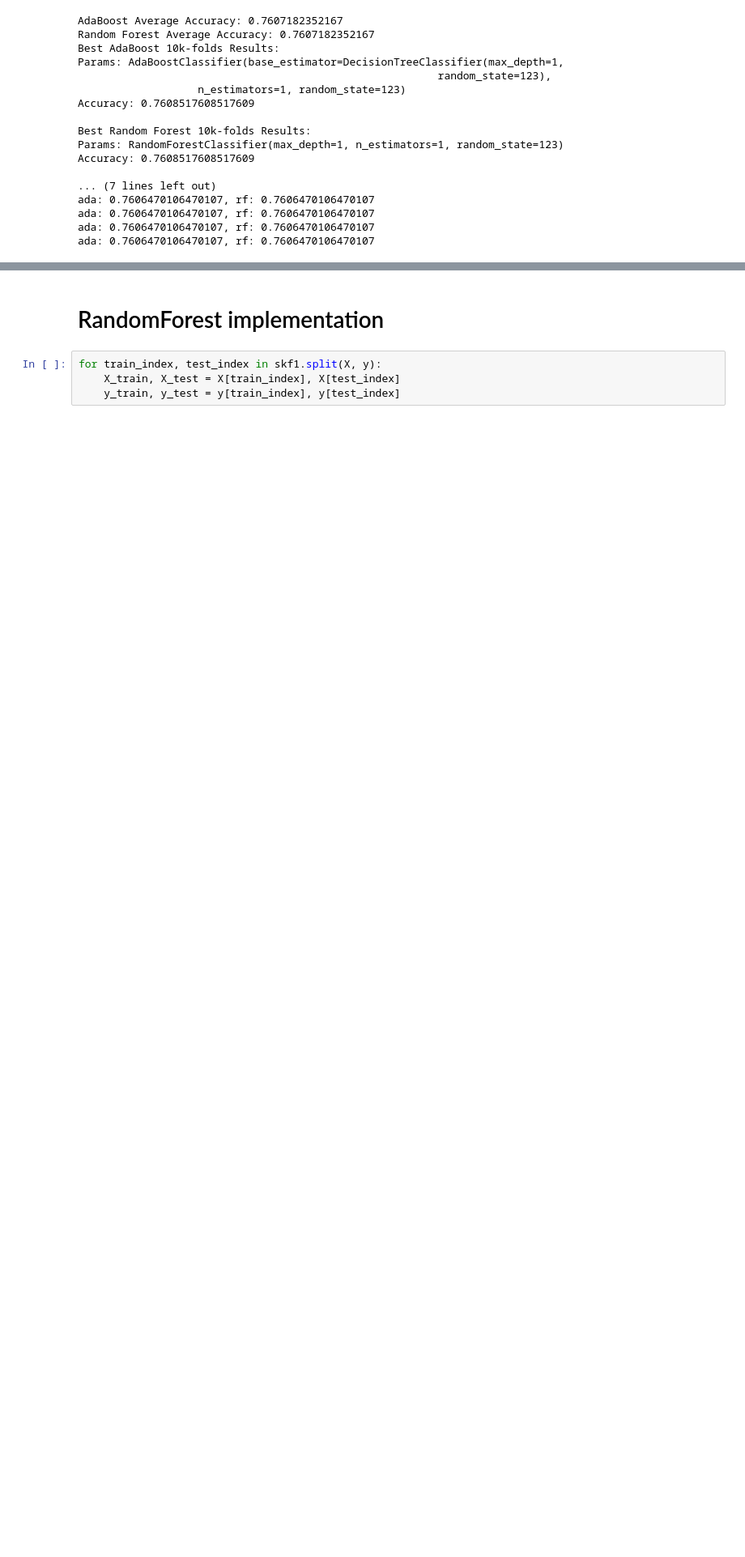
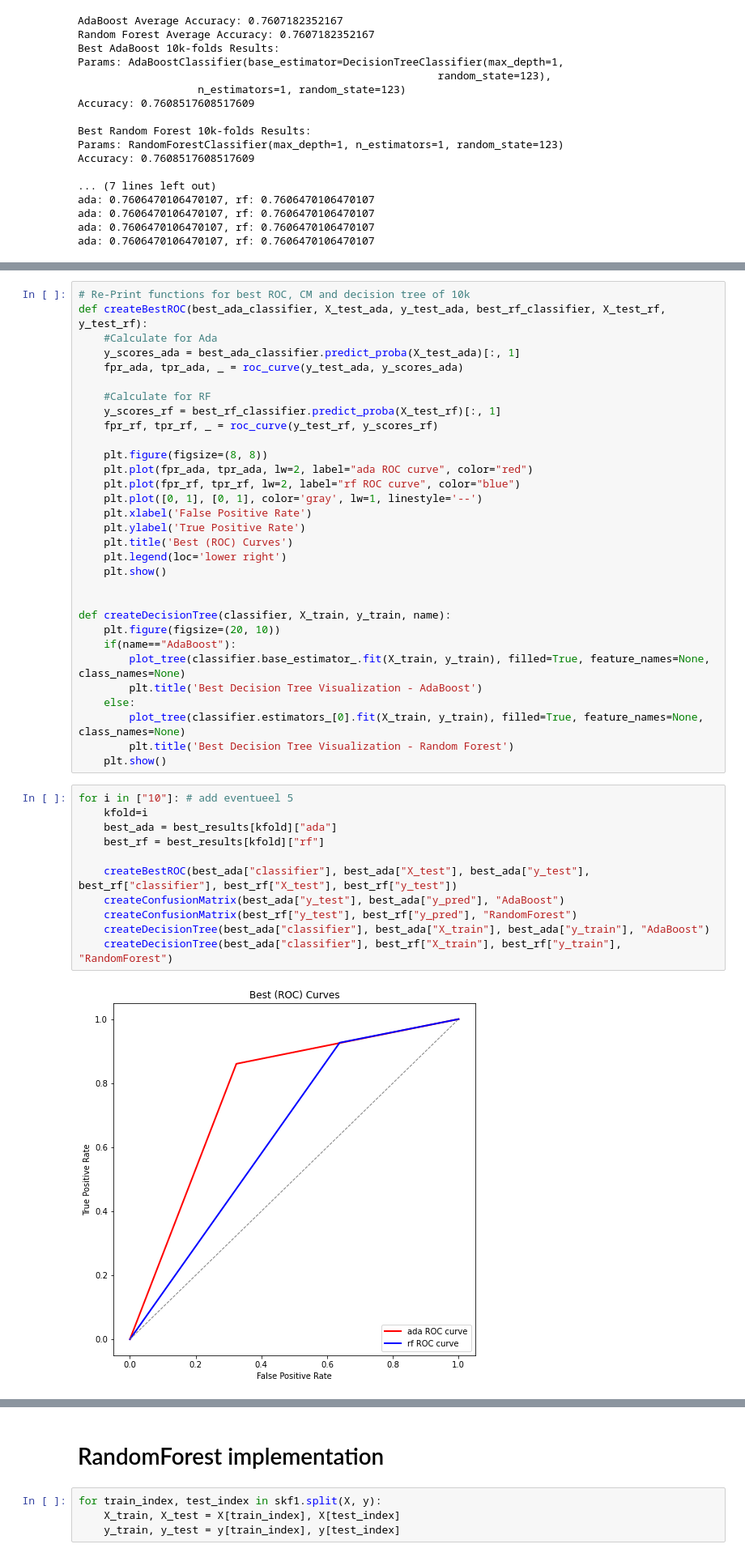
Before and after one commit to ThomasAlberts/Data-Mining-Project, a Jupyter notebook: Project.ipynb, the cells around one changed output, grey strips where cells are left out. Shown at 81% size. Drawn from its saved outputs; the diff is of its cells as text; blank space fills up the shorter version.

```diff
--- a/Project.ipynb
+++ b/Project.ipynb
@@ -500,0 +434,44 @@ for i, item in enumerate(ada_sorted):
+# %%
+# Re-Print functions for best ROC, CM and decision tree of 10k
+def createBestROC(best_ada_classifier, X_test_ada, y_test_ada, best_rf_classifier, X_test_rf, y_test_rf):
+    #Calculate for Ada
+    y_scores_ada = best_ada_classifier.predict_proba(X_test_ada)[:, 1]
+    fpr_ada, tpr_ada, _ = roc_curve(y_test_ada, y_scores_ada)
+
+    #Calculate for RF
+    y_scores_rf = best_rf_classifier.predict_proba(X_test_rf)[:, 1]
+    fpr_rf, tpr_rf, _ = roc_curve(y_test_rf, y_scores_rf)
+
+    plt.figure(figsize=(8, 8))
+    plt.plot(fpr_ada, tpr_ada, lw=2, label="ada ROC curve", color="red")
+    plt.plot(fpr_rf, tpr_rf, lw=2, label="rf ROC curve", color="blue")
+    plt.plot([0, 1], [0, 1], color='gray', lw=1, linestyle='--')
+    plt.xlabel('False Positive Rate')
+    plt.ylabel('True Positive Rate')
+    plt.title('Best (ROC) Curves')
+    plt.legend(loc='lower right')
+    plt.show()
+
+
+def createDecisionTree(classifier, X_train, y_train, name):
+    plt.figure(figsize=(20, 10))
+    if(name=="AdaBoost"):
+        plot_tree(classifier.base_estimator_.fit(X_train, y_train), filled=True, feature_names=None, class_names=None)
+        plt.title('Best Decision Tree Visualization - AdaBoost')
+    else:
+        plot_tree(classifier.estimators_[0].fit(X_train, y_train), filled=True, feature_names=None, class_names=None)
+        plt.title('Best Decision Tree Visualization - Random Forest')
+    plt.show()
+# %%
+for i in ["10"]: # add eventueel 5
+    kfold=i
+    best_ada = best_results[kfold]["ada"]
+    best_rf = best_results[kfold]["rf"]
+
+    createBestROC(best_ada["classifier"], best_ada["X_test"], best_ada["y_test"], best_rf["classifier"], best_rf["X_test"], best_rf["y_test"])
+    createConfusionMatrix(best_ada["y_test"], best_ada["y_pred"], "AdaBoost")
+    createConfusionMatrix(best_rf["y_test"], best_rf["y_pred"], "RandomForest")
+    createDecisionTree(best_ada["classifier"], best_ada["X_train"], best_ada["y_train"], "AdaBoost")
+    createDecisionTree(best_ada["classifier"], best_rf["X_train"], best_rf["y_train"], "RandomForest")
+# %% [output]
+[figure, added]
```
Also changed, not shown: parts of 8 cells of this notebook.
